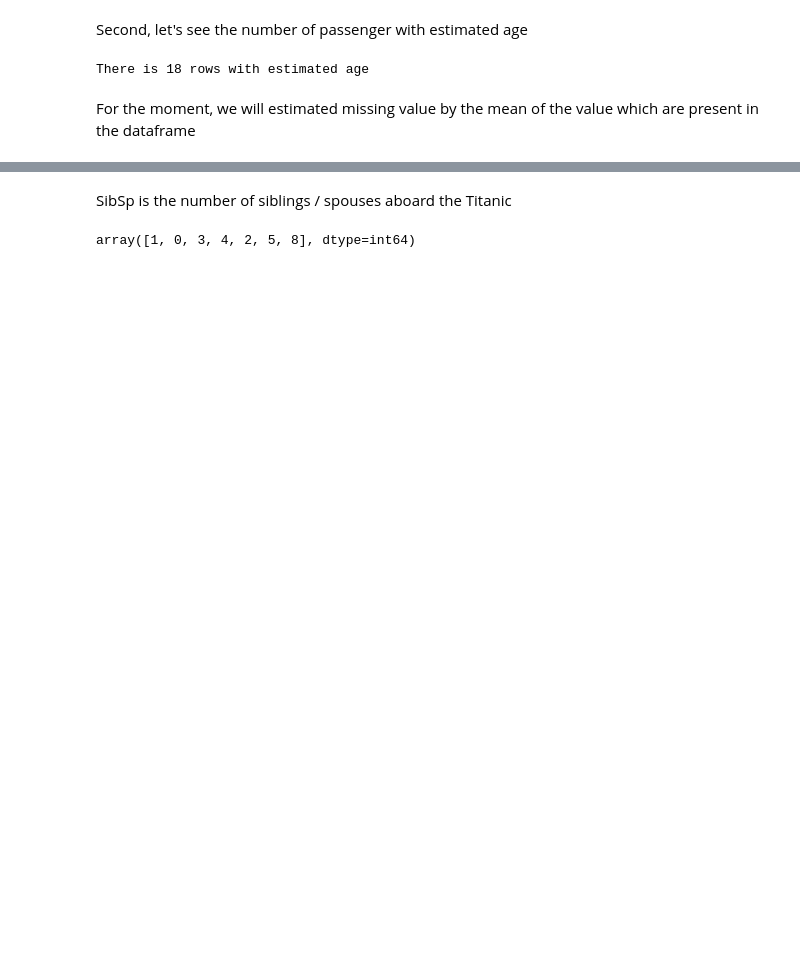
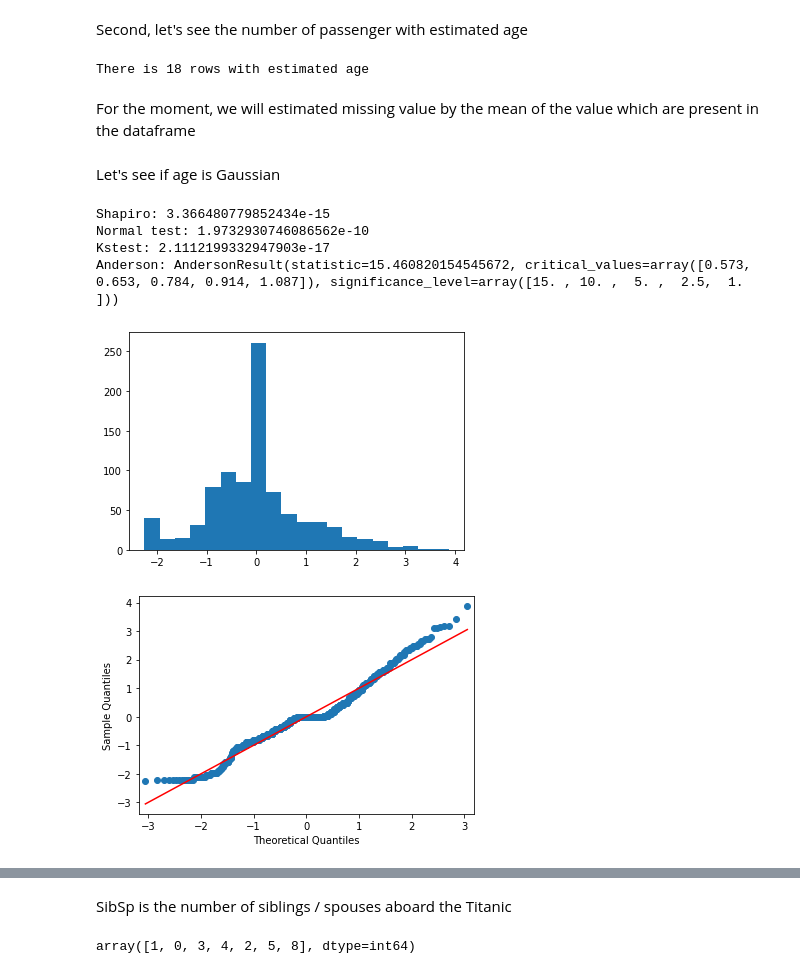
Before and after one commit to Kevin-Guyard/Titanic, a Jupyter notebook: TitanicNotebook.ipynb, the cells around one changed output, grey strips where cells are left out. Drawn from its saved outputs; the diff is of its cells as text; code cells hidden in the pictures; blank space fills up the shorter version.

Commit message:
End data preprocessing and feature engineering

```diff
--- a/TitanicNotebook.ipynb
+++ b/TitanicNotebook.ipynb
@@ -7,3 +14,19 @@ df_passengers = pd.read_csv("./data/train.csv")
+# %%
+def test_normality(data, bins):
+
+    _, p_value_shapiro = scipy.stats.shapiro(data)
+    _, p_value_normaltest = scipy.stats.normaltest(data)
+    _, p_value_kstest = scipy.stats.kstest(data, 'norm')
+    result_anderson = scipy.stats.anderson(data)
+
+    print("Shapiro: {}".format(p_value_shapiro))
+    print("Normal test: {}".format(p_value_normaltest))
+    print("Kstest: {}".format(p_value_kstest))
+    print("Anderson: {}".format(result_anderson))
+
+    plt.hist(data, bins=bins)
+    qqplot(data, line='s')
+    plt.show()
 # %%
 df_passengers.head(4)
 # %% [output]
@@ -35,4 +56,4 @@ array([3, 1, 2], dtype=int64)
 # %% [markdown]
 There is 3 differents categories, let get dummies from
 # %%
-df_passengers = pd.get_dummies(data=df_passengers, columns=["Pclass"], drop_first=True)
+df_passengers = pd.get_dummies(data=df_passengers, columns=["Pclass"])
@@ -39 +64,3 @@ df_passengers = pd.get_dummies(data=df_passengers, columns=["Pclass"], drop_firs
+# %%
+df_passengers.drop(labels=["Name"], axis=1, inplace=True)
 # %% [markdown]
@@ -86,0 +114,15 @@ df_passengers.Age = df_passengers.Age.fillna(mean_age)
+# %% [markdown]
+Let's see if age is Gaussian
+# %%
+Age = df_passengers.Age
+mean_age = Age.mean()
+std_age = Age.std()
+Age = Age.apply(lambda Age: (Age - mean_age) / std_age)
+test_normality(data=Age, bins=20)
+# %% [output]
+Shapiro: 3.366480779852434e-15
+Normal test: 1.9732930746086562e-10
+Kstest: 2.1112199332947903e-17
+Anderson: AndersonResult(statistic=15.460820154545672, critical_values=array([0.573, 0.653, 0.784, 0.914, 1.087]), significance_level=array([15. , 10. ,  5. ,  2.5,  1. ]))
+[figure, added]
+[figure, added]
```
Also changed, not shown: parts of 43 cells of this notebook.
